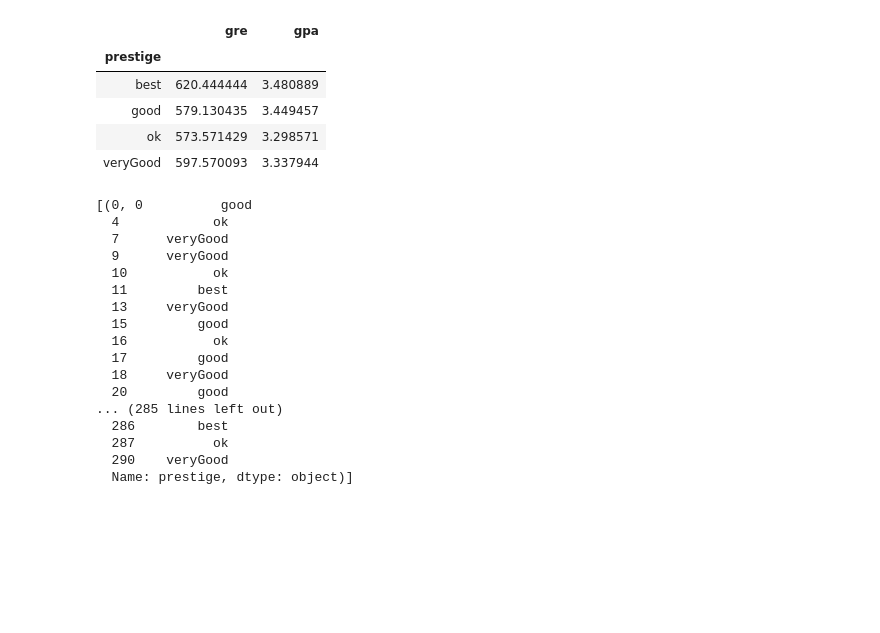
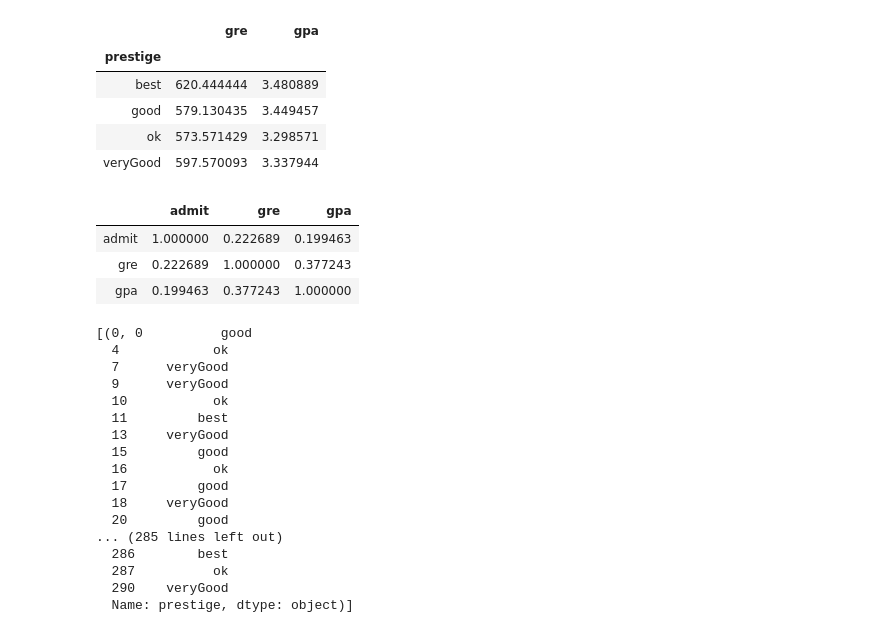
Before and after one commit to enuguru/DataScienceLevelOne, a Jupyter notebook: pydslevelone/data_analysis/university_admission_analysis.ipynb, the cells around one changed output. Cells and saved outputs as stored; diff of their text form; code cells hidden in the pictures; blank space fills up the shorter version.

```diff
--- a/pydslevelone/data_analysis/university_admission_analysis.ipynb
+++ b/pydslevelone/data_analysis/university_admission_analysis.ipynb
@@ -114,6 +147,13 @@ dfTrain.groupby('prestige').mean()[['gre','gpa']]
 | good | 579.130435 | 3.449457 |
 | ok | 573.571429 | 3.298571 |
 | veryGood | 597.570093 | 3.337944 |
+# %%
+dfTrain.corr()
+# %% [output]
+|  | admit | gre | gpa |
+| admit | 1.000000 | 0.222689 | 0.199463 |
+| gre | 0.222689 | 1.000000 | 0.377243 |
+| gpa | 0.199463 | 0.377243 | 1.000000 |
 # %%
 list(dfTrain.groupby('admit')['prestige'])
 # %% [output]
```
Also changed, not shown: parts of 2 cells of this notebook, 3 other files.
